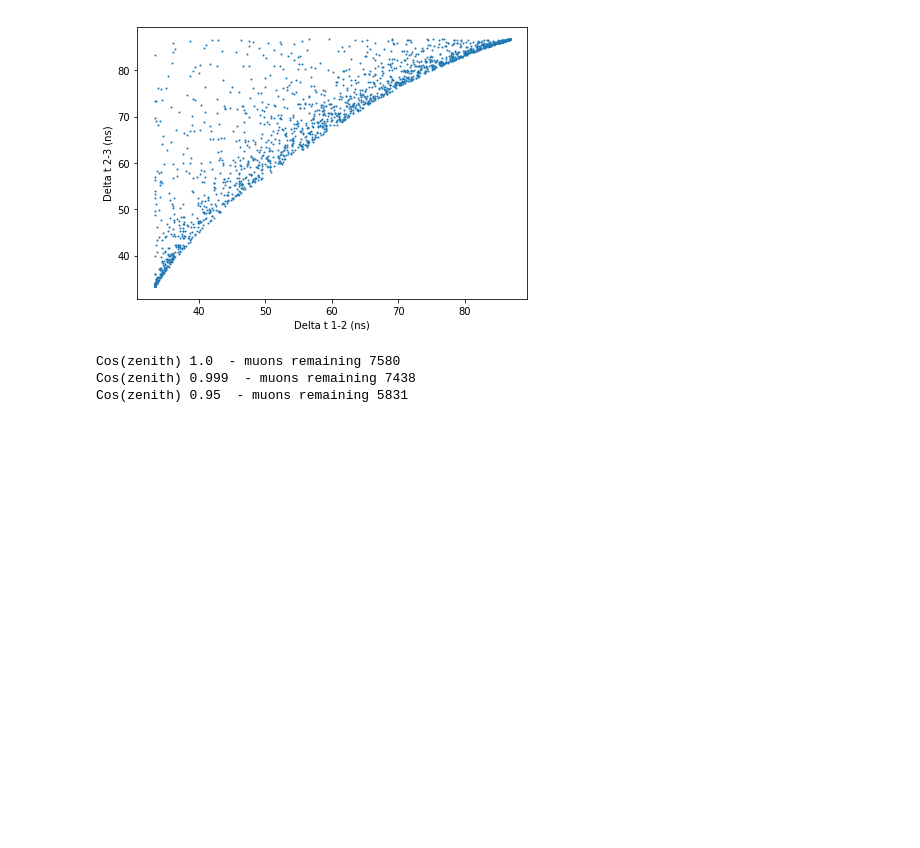
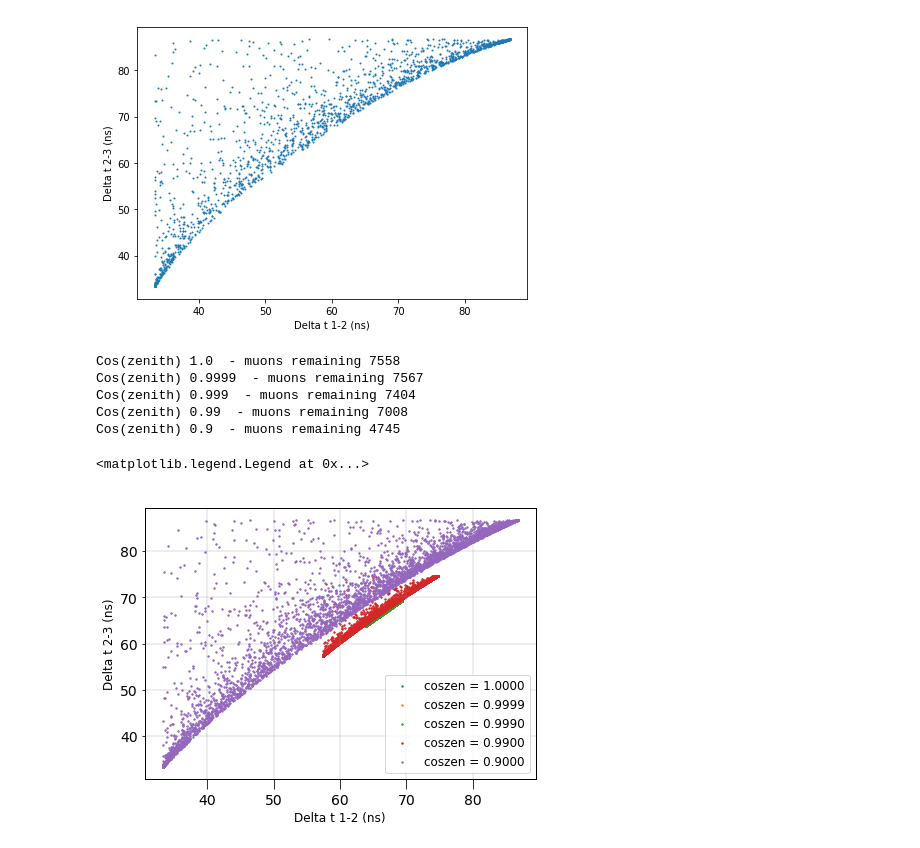
Before and after one commit to jpyanez/ipython_notebooks, a Jupyter notebook: p_one/STRAW_Muon_time_differences.ipynb, the cells around one changed output. Cells and saved outputs as stored; diff of their text form; code cells hidden in the pictures; blank space fills up the shorter version.

```diff
--- a/p_one/STRAW_Muon_time_differences.ipynb
+++ b/p_one/STRAW_Muon_time_differences.ipynb
@@ -172,23 +172,27 @@ plt.ylabel('Delta t 2-3 (ns)')
 # %%
 fig = plt.figure(figsize=(7,5))
 # Now trying at 5 different cos(zenith) positions
-coszen = np.array([1., 0.999, 0.95, 0.9, 0.8, 0.6])
+coszen = np.array([1., 0.9999, 0.999, 0.99, 0.9])
 #coszen = np.array([1., 0.999, 0.95, 0.9, 0.8, 0.6])
 for i in range(len(coszen)):
     d = sampleDeltaT(coszen[i], sdom_positions,
                      max_distance = 80., nsamples = 10000)
     # Remove the bad distances (signals that are too far)
     far_muons = np.isnan(d[:,0])
     d = d[~far_muons,:]
 
     print 'Cos(zenith)', coszen[i], ' - muons remaining', d.shape[0]
-    plt.scatter(d[:,0], d[:,1],1, color='C'+"%i" % i,
-               label = 'coszen = ' + "%0.2f" % coszen[i])
+    plt.scatter(d[:,0], d[:,1],2, color='C'+"%i" % i,
+               label = 'coszen = ' + "%0.4f" % coszen[i])
 
 plt.xlabel('Delta t 1-2 (ns)', fontsize='large')
 plt.ylabel('Delta t 2-3 (ns)', fontsize='large')
 plt.legend(loc=0, fontsize='large')
 # %% [output]
-Cos(zenith) 1.0  - muons remaining 7580
-Cos(zenith) 0.999  - muons remaining 7438
-Cos(zenith) 0.95  - muons remaining 5831
+Cos(zenith) 1.0  - muons remaining 7558
+Cos(zenith) 0.9999  - muons remaining 7567
+Cos(zenith) 0.999  - muons remaining 7404
+Cos(zenith) 0.99  - muons remaining 7008
+Cos(zenith) 0.9  - muons remaining 4745
+<matplotlib.legend.Legend at 0x...>
+[figure, added]
```
